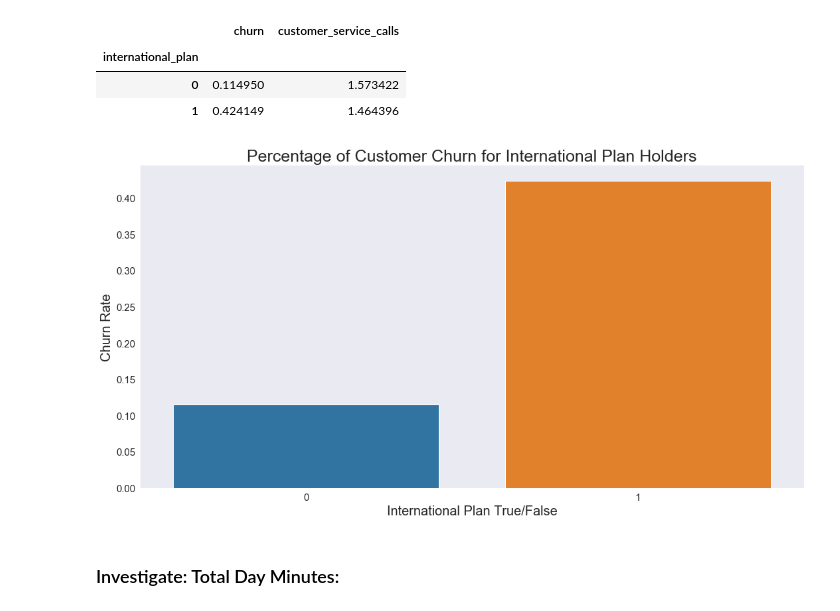
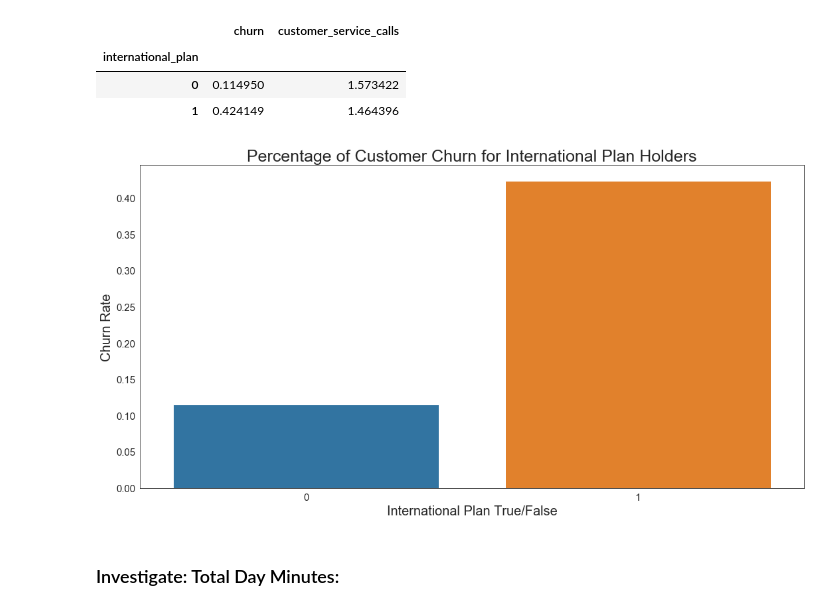
Before and after one commit to chum46/customer_churn_prediction, a Jupyter notebook: notebooks/exploratory/lmc_exploratory_nb/03_eda_lc.ipynb, the cells around one changed output. Saved outputs shown, nothing was run; the diff lists cells and outputs as text; code cells hidden in the pictures.

```diff
--- a/notebooks/exploratory/lmc_exploratory_nb/03_eda_lc.ipynb
+++ b/notebooks/exploratory/lmc_exploratory_nb/03_eda_lc.ipynb
@@ -233,5 +233,6 @@ ax.tick_params(axis = 'both', labelsize = 15)
 plt.xlabel('# Customer Service Calls Made', fontsize = 20)
 plt.ylabel('Churn Rate', fontsize = 20)
 plt.tight_layout()
+sns.set_style('white')
 plt.savefig('cust_serv_call_churn.png')
 # %% [output]
@@ -268,14 +269,15 @@ int_plan_churn
 # %%
 fig, ax = plt.subplots(figsize=(15,8))
 sns.barplot(x = [0, 1], y = 'churn', data = int_plan_churn, ax = ax)
 plt.title('Percentage of Customer Churn for International Plan Holders', fontsize = 25)
 ax.tick_params(axis = 'both', labelsize = 15)
 plt.xlabel('International Plan True/False', fontsize = 20)
 plt.ylabel('Churn Rate', fontsize = 20)
 plt.tight_layout()
+sns.set_style('white')
 plt.savefig('int_plan_churn.png')
 # %% [output]
-[figure, old version]
+[figure, new version]
 # %% [markdown]
 ### Investigate:  Total Day Minutes:
 # %%
```
Also changed, not shown: parts of 2 cells of this notebook, 4 other files.
